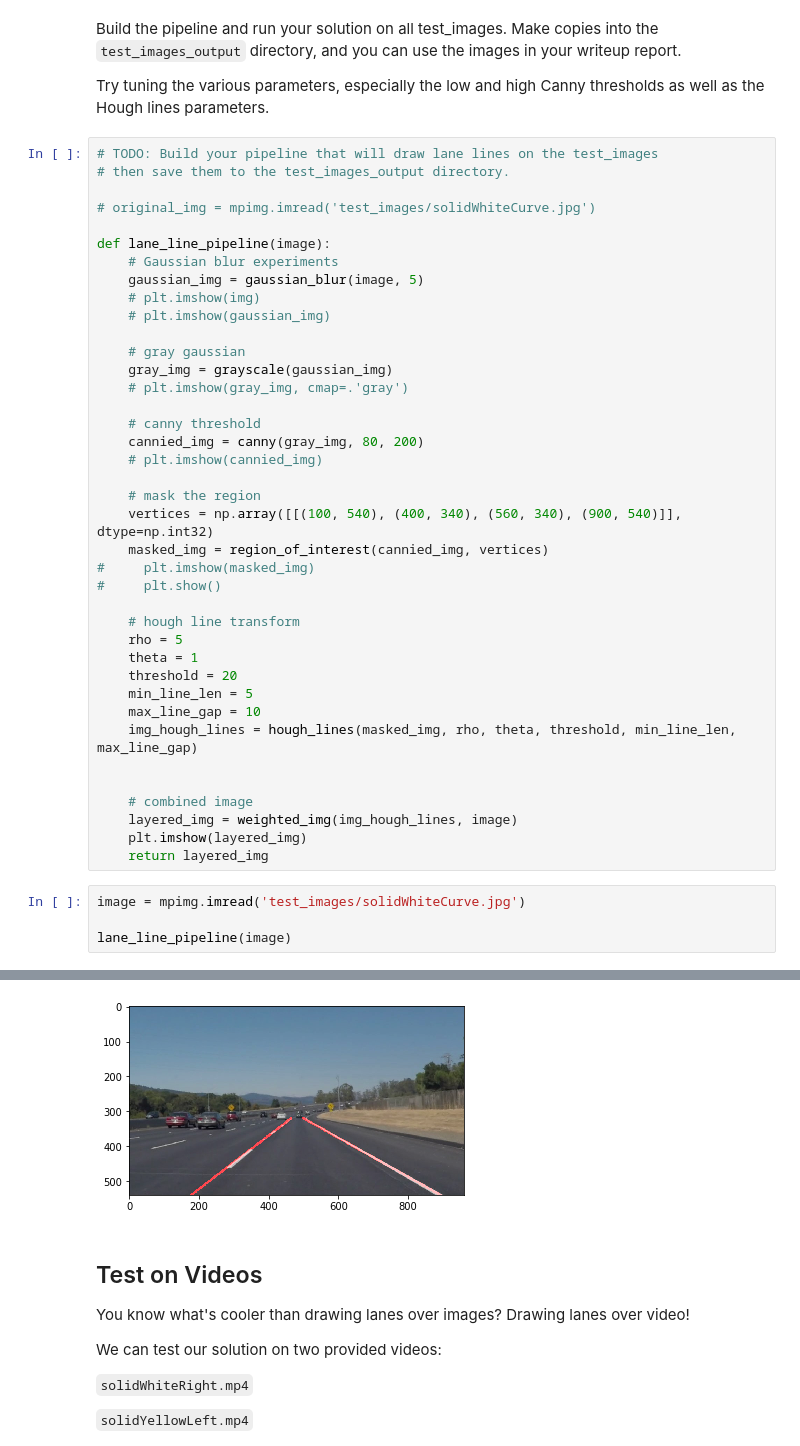
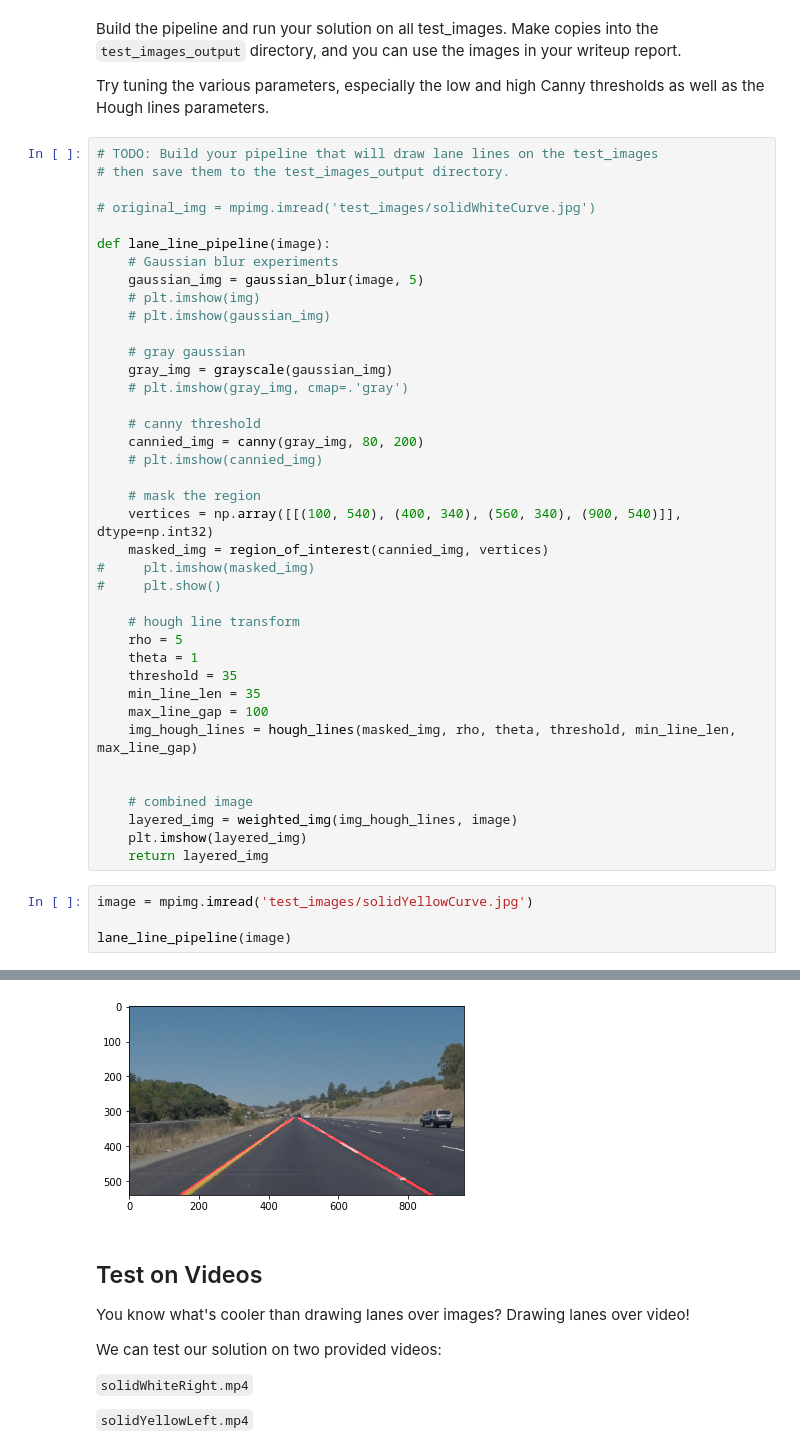
Before and after one commit to blanklist/CarND-LaneLines-P1, a Jupyter notebook: P1.ipynb, the cells around one changed output, grey strips where cells are left out. Drawn from its saved outputs; the diff is of its cells as text.

```diff
--- a/P1.ipynb
+++ b/P1.ipynb
@@ -238,9 +262,9 @@ def lane_line_pipeline(image):
     # hough line transform
     rho = 5
     theta = 1
-    threshold = 20
-    min_line_len = 5
-    max_line_gap = 10
+    threshold = 35
+    min_line_len = 35
+    max_line_gap = 100
     img_hough_lines = hough_lines(masked_img, rho, theta, threshold, min_line_len, max_line_gap)
 
 
@@ -249,7 +273,7 @@ def lane_line_pipeline(image):
     plt.imshow(layered_img)
     return layered_img
 # %%
-image = mpimg.imread('test_images/solidWhiteCurve.jpg')
+image = mpimg.imread('test_images/solidYellowCurve.jpg')
 
 lane_line_pipeline(image)
 # %% [output]
@@ -274,4 +297,4 @@ array([[[ 87, 126, 159],
-[figure, old version]
+[figure, new version]
 # %% [markdown]
 ## Test on Videos
 
```
Also changed, not shown: parts of 4 cells of this notebook, 3 other files.
